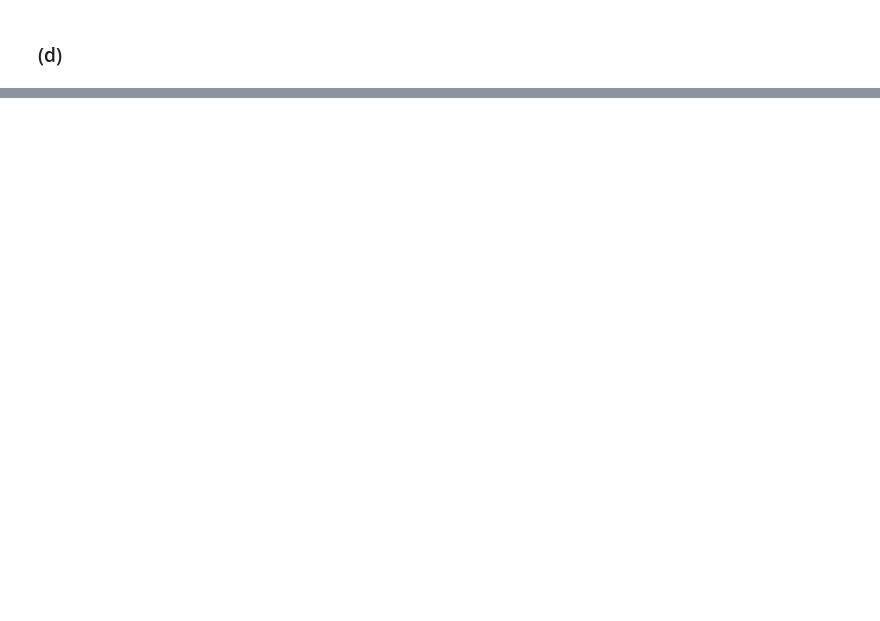
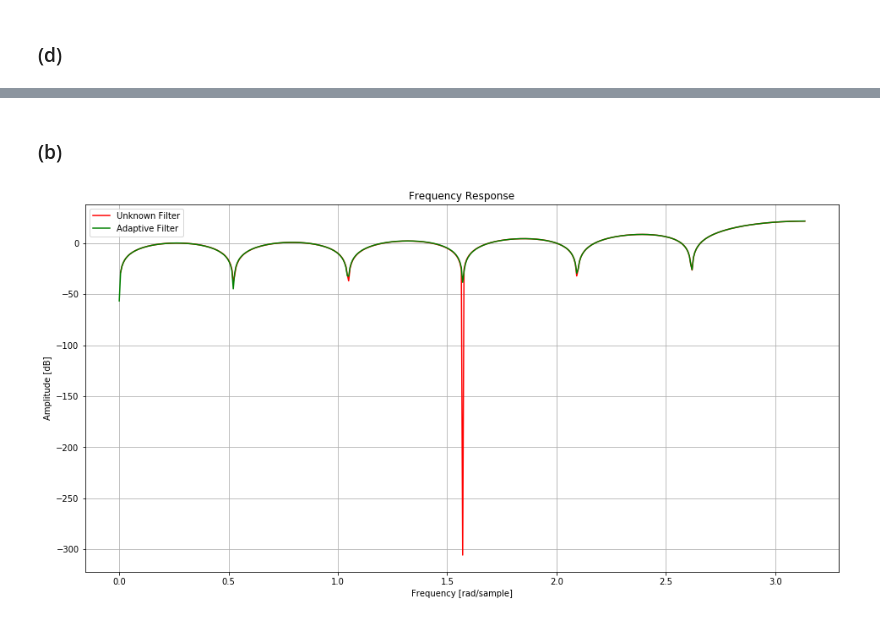
Before and after one commit to guedes-joaofelipe/adaptive-filtering, a Jupyter notebook: Notebooks/exercises_chap4.ipynb, the cells around one changed output, grey strips where cells are left out. Drawn from its saved outputs; the diff is of its cells as text; code cells hidden in the pictures; blank space fills up the shorter version.

```diff
--- a/Notebooks/exercises_chap4.ipynb
+++ b/Notebooks/exercises_chap4.ipynb
@@ -180,0 +252,19 @@ if output_filepath is not None:
+# %% [markdown]
+### (b)
+# %%
+b, a = [1] + list(np.zeros(11)) + [-1], [1, 1]
+wf_model, h_model = signal.freqz(model.coef_vector[-1])
+wf_unk, h_unk = signal.freqz(b=b, a=a)
+
+fig, ax = plt.subplots(ncols=1, nrows=1, figsize=(16,8))
+ax.plot(wf_unk, 20 * np.log10(abs(h_unk)), 'r', label='Unknown Filter')
+ax.plot(wf_model, 20 * np.log10(abs(h_model)), 'g', label='Adaptive Filter')
+ax.set_ylabel('Amplitude [dB]'), ax.set_title('Frequency Response')
+ax.set_xlabel('Frequency [rad/sample]')
+ax.grid(True)
+ax.legend()
+
+if output_filepath is not None:
+    fig.savefig(output_filepath + 'd_frequency_response.jpg', bbox_inches = 'tight')
+# %% [output]
+[figure, added]
```
Also changed, not shown: parts of 17 cells of this notebook, 13 other files.
